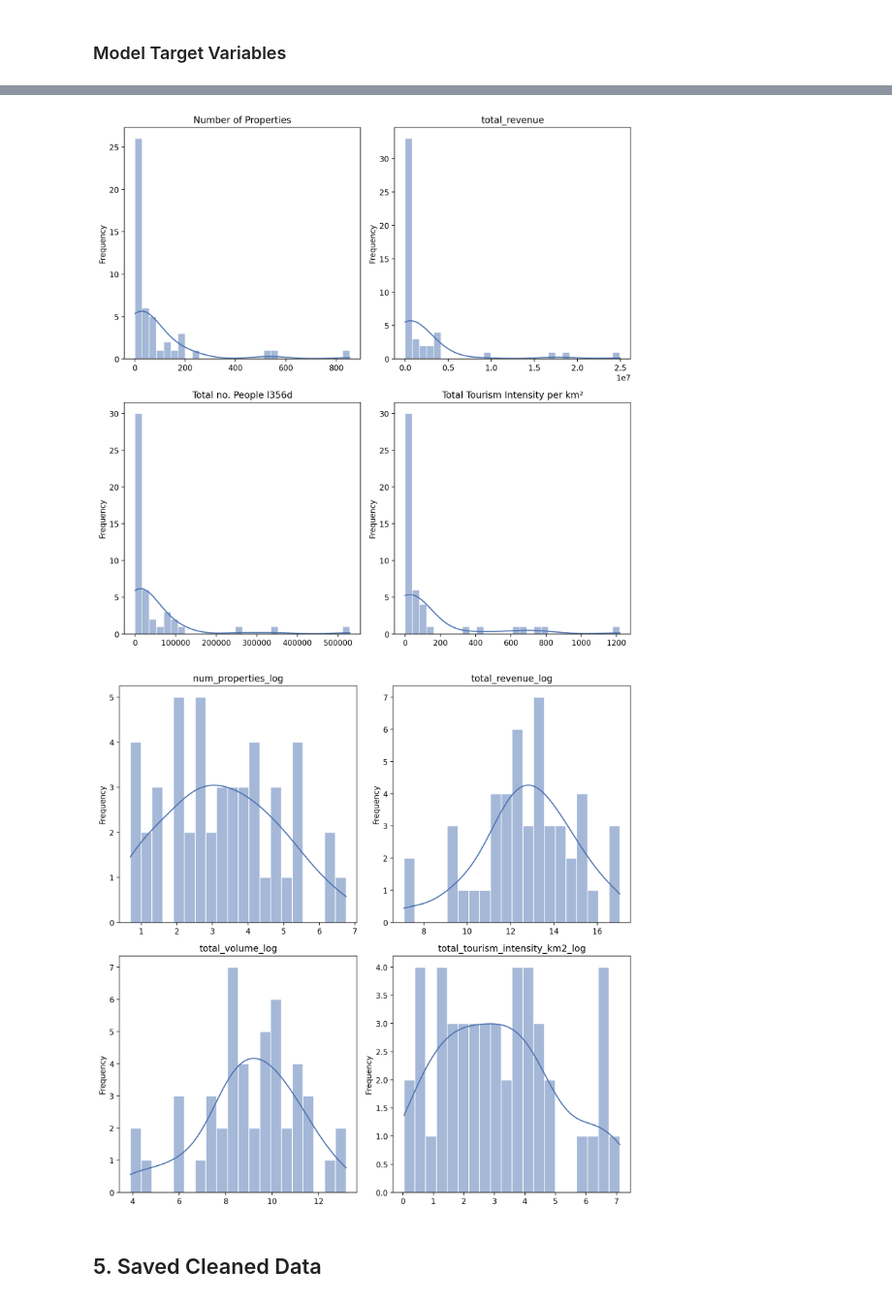
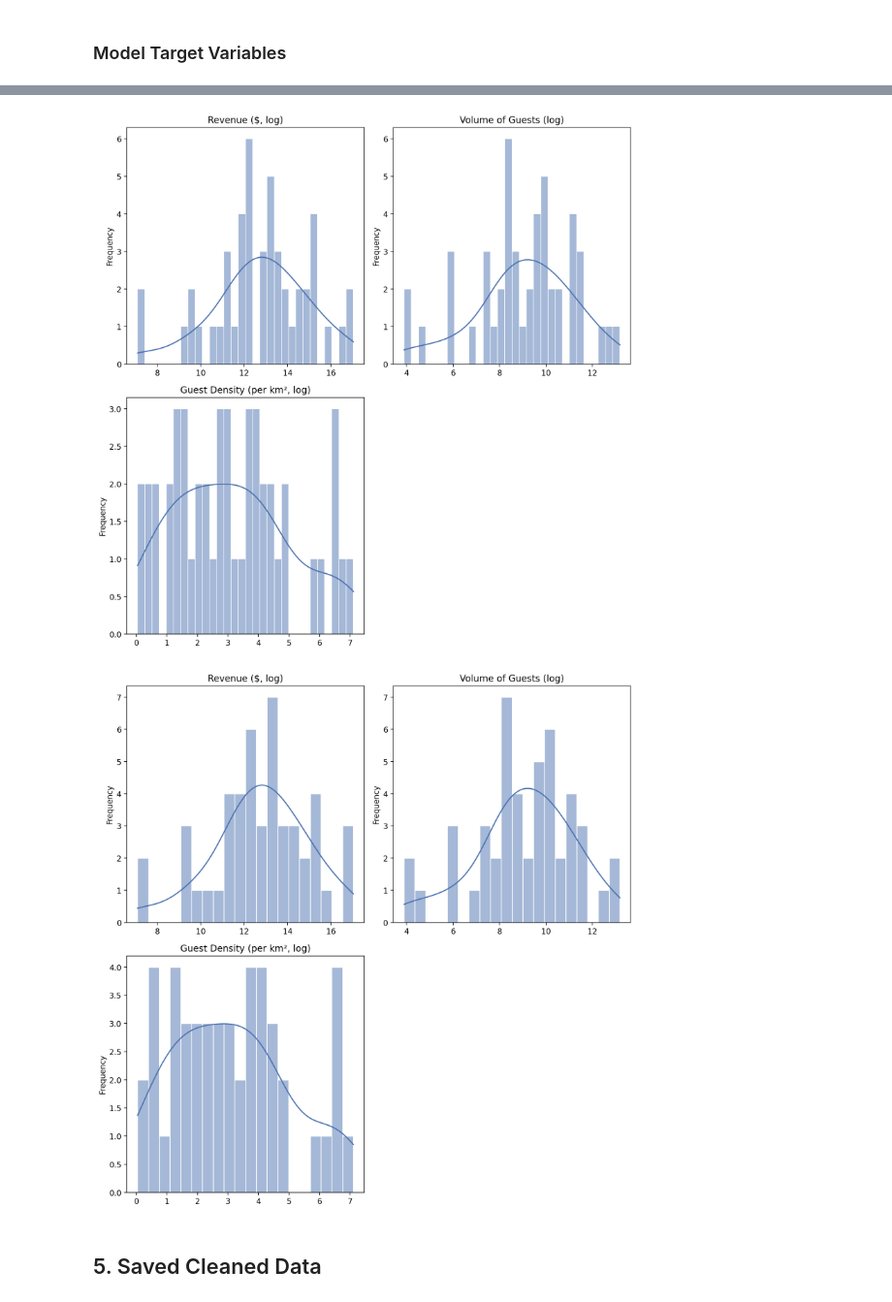
Before and after one commit to ElisJD/POI-and-STR-Guest-Modelling, a Jupyter notebook: notebooks/edinburgh/01_airbnb_data_preparation.ipynb, the cells around one changed output, grey strips where cells are left out. Shown at 97% size. Cells and saved outputs as stored; diff of their text form; code cells hidden in the pictures.

```diff
--- a/notebooks/edinburgh/01_airbnb_data_preparation.ipynb
+++ b/notebooks/edinburgh/01_airbnb_data_preparation.ipynb
@@ -11,6 +11,13 @@ import numpy as np
 import matplotlib.pyplot as plt
 import seaborn as sns
 %config InlineBackend.figure_format = 'retina'
+import matplotlib.font_manager as fm
+from geo_northarrow import add_north_arrow
+from matplotlib_scalebar.scalebar import ScaleBar
+
+# Load Cambria font
+cambria_path = "/Library/Fonts/Microsoft/Cambria.ttf"  # Adjust path if needed
+cambria_prop = fm.FontProperties(fname=cambria_path)
 # %% [markdown]
 ## 2. Load Airbnb Data
 # %%
@@ -201,5 +225,7 @@ plt.show()
 # %% [markdown]
 ### Model Target Variables
+# %%
+edinburgh_airbnb_clipped = edinburgh_airbnb_clipped.to_crs(epsg='4326')
 # %%
 airbnb_per_edinburgh_glx = edinburgh_airbnb_clipped.groupby(['glx_id']).agg(
     num_properties = ('id', 'count'),
@@ -320,7 +363,7 @@ plt.show()
 fig, axes = plt.subplots(nrows=2, ncols=2, figsize=(10,10))
 axes = axes.flatten()
 
-for i, col in enumerate(airbnb_plot_cols):
+for i, col in enumerate(airbnb_plot_cols_log):
     sns.histplot(
         data = airbnb_per_edinburgh_glx,
         x = col,
@@ -330,45 +373,45 @@ for i, col in enumerate(airbnb_plot_cols):
         edgecolor = 'white',
         bins = 30
     )
-    axes[i].set_title(legend_titles.get(col, col), fontsize = 12)
+    axes[i].set_title(legend_titles_log.get(col, col), fontsize = 12)
     axes[i].set_xlabel("")
     axes[i].set_ylabel("Frequency")
 
 # Turn off any unused subplots if columns < 6
-for j in range(len(airbnb_plot_cols), len(axes)):
+for j in range(len(airbnb_plot_cols_log), len(axes)):
     axes[j].axis('off')
 
 plt.tight_layout()
 plt.show()
 # %% [output]
-[figure, old version]
+[figure, new version]
 # %%
 # Logged Histograms
 fig, axes = plt.subplots(nrows=2, ncols=2, figsize=(10,10))
 axes = axes.flatten()
 
 for i, col in enumerate(airbnb_plot_cols_log):
     sns.histplot(
         data = airbnb_per_edinburgh_glx,
         x = col,
         ax = axes[i],
         kde = True,
         color = '#4c72b0',
         edgecolor = 'white',
         bins = 20
     )
-    axes[i].set_title(legend_titles.get(col, col), fontsize = 12)
+    axes[i].set_title(legend_titles_log.get(col, col), fontsize = 12)
     axes[i].set_xlabel("")
     axes[i].set_ylabel("Frequency")
 
 # Turn off any unused subplots if columns < 6
-for j in range(len(airbnb_plot_cols), len(axes)):
+for j in range(len(airbnb_plot_cols_log), len(axes)):
     axes[j].axis('off')
 
 plt.tight_layout()
 plt.show()
 # %% [output]
-[figure, old version]
+[figure, new version]
 # %% [markdown]
 ## 5. Saved Cleaned Data
 # %%
```
Also changed, not shown: parts of 2 cells of this notebook, 58 other files.
